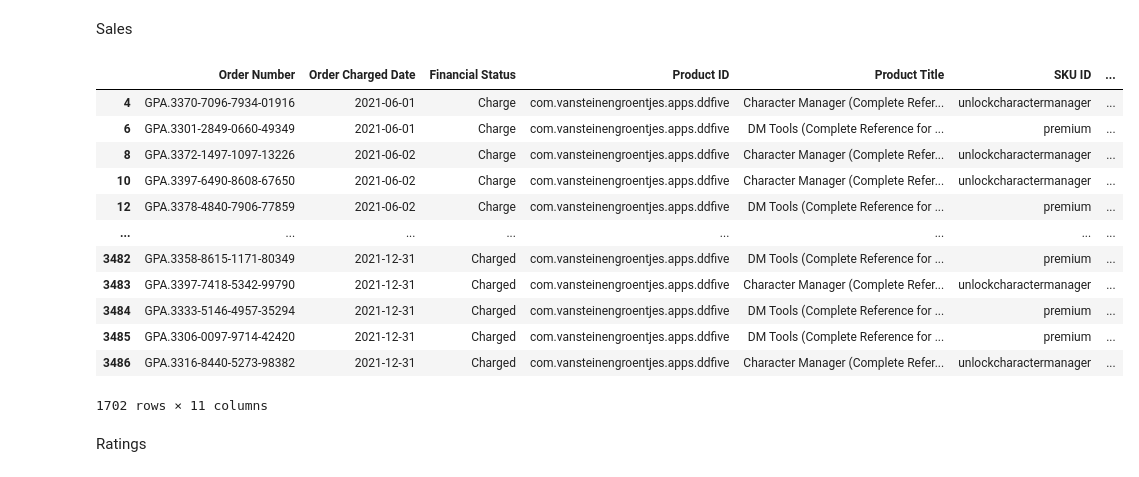
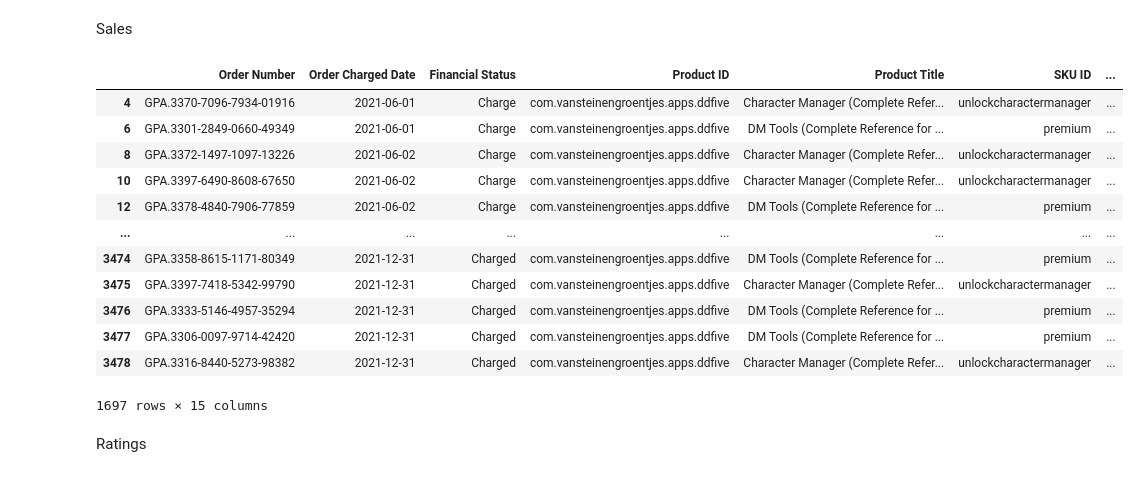
Before and after one commit to DiegoSourbag/DS-A1-Visual-analytics, a Jupyter notebook: assignment1.ipynb, the cells around one changed output. Drawn from its saved outputs; the diff is of its cells as text; code cells hidden in the pictures.

```diff
--- a/assignment1.ipynb
+++ b/assignment1.ipynb
@@ -73,51 +61,62 @@ dfs_sales_2 = [pd.read_csv(file, encoding='utf-8') for file in csv_files_sales_2
 df_sales_1 = pd.concat(dfs_sales_1, ignore_index=True)
 df_sales_2 = pd.concat(dfs_sales_2, ignore_index=True)
 
-# Convert 'Transaction Date' to pd atetime
+# Convert 'Transaction Date' to pd datetime
+df_sales_Conversion = df_sales_1.groupby('Buyer Currency')["Currency Conversion Rate"].mean()
 df_sales_1['Transaction Date'] = pd.to_datetime(df_sales_1['Transaction Date'], format='%b %d, %Y')
 df_sales_2['Order Charged Date'] = pd.to_datetime(df_sales_2['Order Charged Date'], format='%Y-%m-%d')
+df_sales_2 = df_sales_2.merge(df_sales_Conversion, left_on='Currency of Sale', right_on='Buyer Currency')
+
+df_sales_2['Charged Amount'] = df_sales_2['Charged Amount'].astype(float).round(2)
+df_sales_1['Amount (Buyer Currency)'] = df_sales_1['Amount (Buyer Currency)'].astype(float).round(2)
+df_sales_2['Amount (Merchant Currency)'] = df_sales_2['Charged Amount'].multiply(df_sales_2['Currency Conversion Rate'], axis=0).round(2)
 
 # Rename columns to match
 df_sales_1 = df_sales_1.rename(columns={'Description': 'Order Number',
                                         'Transaction Date': 'Order Charged Date',
                                         'Transaction Type': 'Financial Status',
                                         'Product id': 'Product ID',
                                         'Sku Id': 'SKU ID',
+                                        'Buyer Currency': 'Currency of Sale',
                                         'Buyer Country': 'Country of Buyer',
                                         'Buyer Postal Code': 'Postal Code of Buyer',
-                                        'Amount (Merchant Currency)': 'Charged Amount'})
+                                        'Amount (Buyer Currency)': 'Charged Amount'})
 
 columns = ['Order Number', 'Order Charged Date', 'Financial Status',
-           'Product ID', 'Product Title', 'SKU ID',
-           'Postal Code of Buyer', 'Charged Amount']
+           'Product ID', 'Product Title', 'SKU ID', 'Country of Buyer',
+           'Postal Code of Buyer', 'Charged Amount', 'Currency of Sale',
+           "Currency Conversion Rate", 'Amount (Merchant Currency)']
 
 # Concatenate both DataFrames
 df_sales = pd.concat([df_sales_1[columns], df_sales_2[columns]], ignore_index=True)
 
+df_sales['Charged Amount'] = df_sales["Charged Amount"].astype(str).str.replace(',','')
+df_sales['Charged Amount'] = pd.to_numeric(df_sales['Charged Amount'])
 # Filter the DataFrame
 df_sales = df_sales[
     ((df_sales['Financial Status'] == 'Charge') | (df_sales['Financial Status'] == 'Charged')) &
     (df_sales['Product ID'] == 'com.vansteinengroentjes.apps.ddfive')
       ]
+
+
 df_sales['Year'] = df_sales['Order Charged Date'].astype(str).str[:4]
 df_sales['Month'] = df_sales['Order Charged Date'].astype(str).str[5:7]
 df_sales['Period'] = df_sales[['Year', 'Month']].apply(lambda x: '-'.join(x), axis=1)
 df_sales
-# dfs_sales_1[0]['Currency Conversion Rate'].groupby([dfs_sales_1[0]['Buyer Currency']]).count()
 # %% [output]
 |  | Order Number | Order Charged Date | Financial Status | Product ID | Product Title | SKU ID | ... |
 | 4 | GPA.3370-7096-7934-01916 | 2021-06-01 | Charge | com.vansteinengroentjes.apps.ddfive | Character Manager (Complete Refer... | unlockcharactermanager | ... |
 | 6 | GPA.3301-2849-0660-49349 | 2021-06-01 | Charge | com.vansteinengroentjes.apps.ddfive | DM Tools (Complete Reference for ... | premium | ... |
 | 8 | GPA.3372-1497-1097-13226 | 2021-06-02 | Charge | com.vansteinengroentjes.apps.ddfive | Character Manager (Complete Refer... | unlockcharactermanager | ... |
 | 10 | GPA.3397-6490-8608-67650 | 2021-06-02 | Charge | com.vansteinengroentjes.apps.ddfive | Character Manager (Complete Refer... | unlockcharactermanager | ... |
 | 12 | GPA.3378-4840-7906-77859 | 2021-06-02 | Charge | com.vansteinengroentjes.apps.ddfive | DM Tools (Complete Reference for ... | premium | ... |
 | ... | ... | ... | ... | ... | ... | ... | ... |
-| 3482 | GPA.3358-8615-1171-80349 | 2021-12-31 | Charged | com.vansteinengroentjes.apps.ddfive | DM Tools (Complete Reference for ... | premium | ... |
-| 3483 | GPA.3397-7418-5342-99790 | 2021-12-31 | Charged | com.vansteinengroentjes.apps.ddfive | Character Manager (Complete Refer... | unlockcharactermanager | ... |
-| 3484 | GPA.3333-5146-4957-35294 | 2021-12-31 | Charged | com.vansteinengroentjes.apps.ddfive | DM Tools (Complete Reference for ... | premium | ... |
-| 3485 | GPA.3306-0097-9714-42420 | 2021-12-31 | Charged | com.vansteinengroentjes.apps.ddfive | DM Tools (Complete Reference for ... | premium | ... |
-| 3486 | GPA.3316-8440-5273-98382 | 2021-12-31 | Charged | com.vansteinengroentjes.apps.ddfive | Character Manager (Complete Refer... | unlockcharactermanager | ... |
+| 3474 | GPA.3358-8615-1171-80349 | 2021-12-31 | Charged | com.vansteinengroentjes.apps.ddfive | DM Tools (Complete Reference for ... | premium | ... |
+| 3475 | GPA.3397-7418-5342-99790 | 2021-12-31 | Charged | com.vansteinengroentjes.apps.ddfive | Character Manager (Complete Refer... | unlockcharactermanager | ... |
+| 3476 | GPA.3333-5146-4957-35294 | 2021-12-31 | Charged | com.vansteinengroentjes.apps.ddfive | DM Tools (Complete Reference for ... | premium | ... |
+| 3477 | GPA.3306-0097-9714-42420 | 2021-12-31 | Charged | com.vansteinengroentjes.apps.ddfive | DM Tools (Complete Reference for ... | premium | ... |
+| 3478 | GPA.3316-8440-5273-98382 | 2021-12-31 | Charged | com.vansteinengroentjes.apps.ddfive | Character Manager (Complete Refer... | unlockcharactermanager | ... |
-1702 rows × 11 columns
+1697 rows × 15 columns
 # %% [markdown]
 Ratings
 # %%
```
Also changed, not shown: parts of 7 cells of this notebook.
